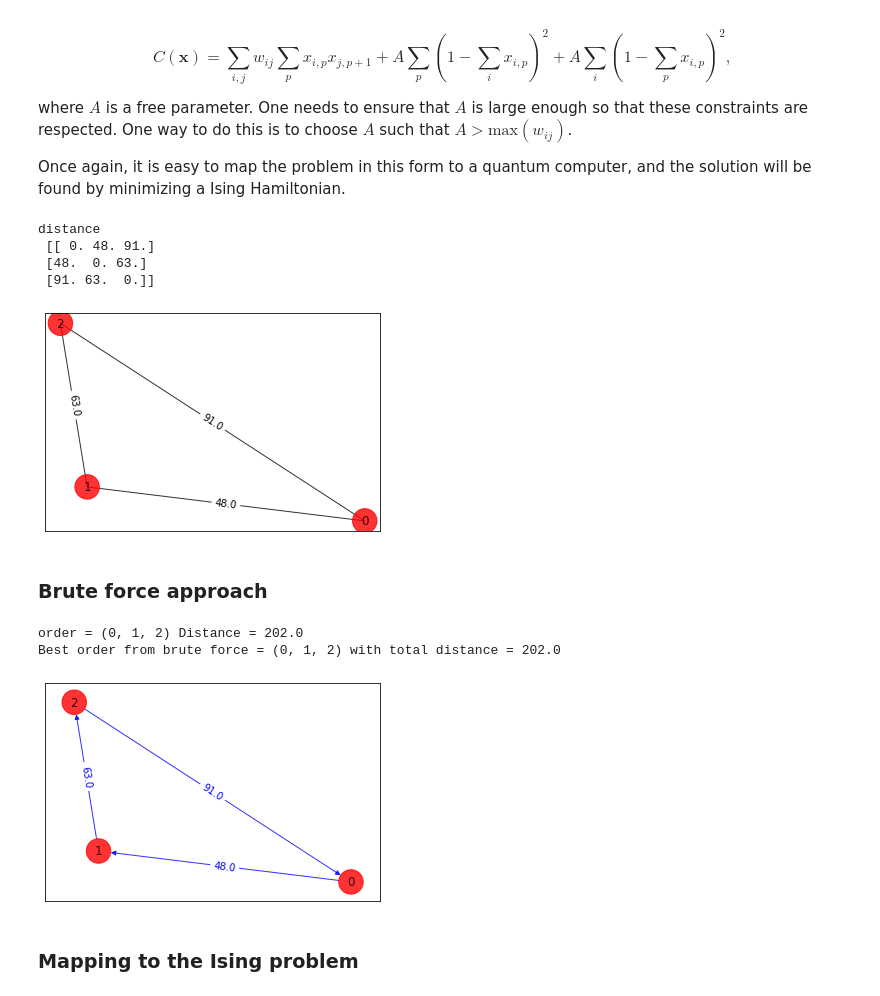
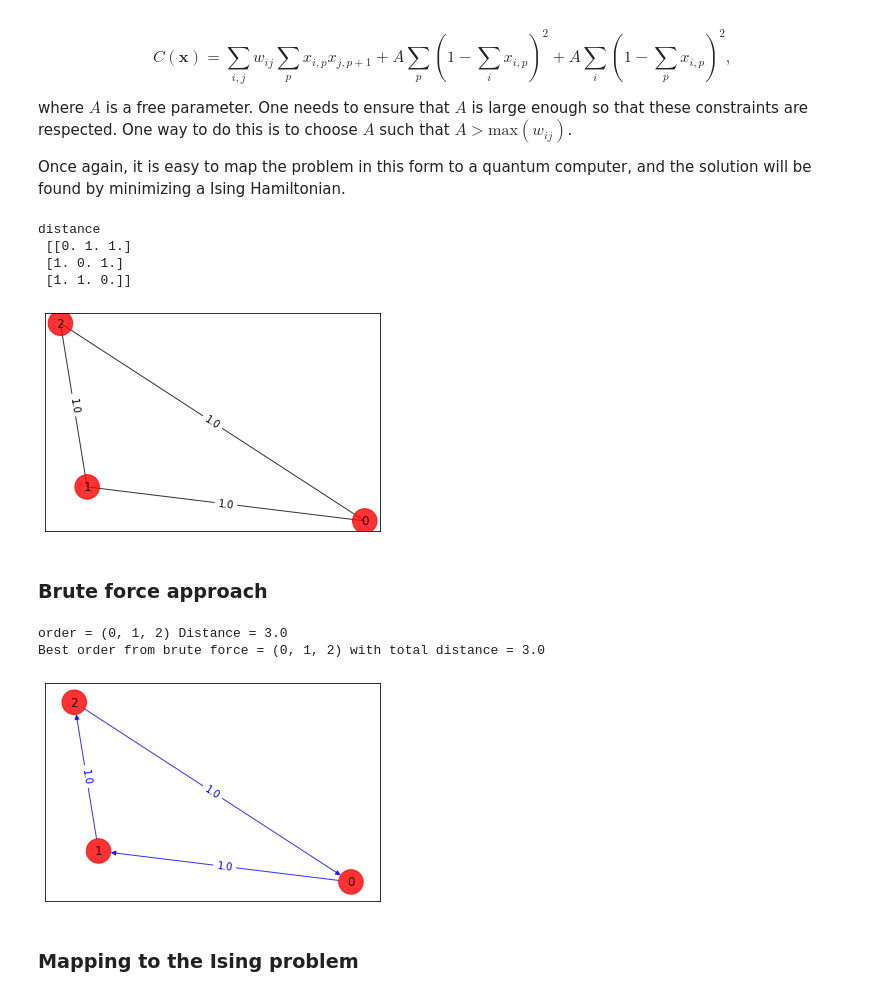
Before and after one commit to qiskit-community/qiskit-optimization, a Jupyter notebook: docs/tutorials/06_examples_max_cut_and_tsp.ipynb, the cells around one changed output. Drawn from its saved outputs; the diff is of its cells as text; code cells hidden in the pictures.

```diff
--- a/docs/tutorials/06_examples_max_cut_and_tsp.ipynb
+++ b/docs/tutorials/06_examples_max_cut_and_tsp.ipynb
@@ -329,20 +334,21 @@ Once again, it is easy to map the problem in this form to a quantum computer, an
 # %%
 # Generating a graph of 3 nodes
 n = 3
 num_qubits = n ** 2
 tsp = Tsp.create_random_instance(n, seed=123)
-adj_matrix = nx.to_numpy_matrix(tsp.graph)
+adj_matrix = rx.adjacency_matrix(tsp.graph)
+graph = nx.from_numpy_array(adj_matrix)
 print('distance\n', adj_matrix)
 
-colors = ['r' for node in tsp.graph.nodes]
-pos = [tsp.graph.nodes[node]['pos']  for node in tsp.graph.nodes]
-draw_graph(tsp.graph, colors, pos)
+colors = ['r' for node in graph.nodes]
+pos = [node['pos'] for node in tsp.graph.nodes()]
+draw_graph(graph, colors, pos)
 # %% [output]
 distance
- [[ 0. 48. 91.]
- [48.  0. 63.]
- [91. 63.  0.]]
+ [[0. 1. 1.]
+ [1. 0. 1.]
+ [1. 1. 0.]]
-[figure, old version]
+[figure, new version]
 # %% [markdown]
 ### Brute force approach
 # %%
@@ -380,11 +386,11 @@ def draw_tsp_solution(G, order, colors, pos):
     edge_labels = nx.get_edge_attributes(G2, 'weight')
     nx.draw_networkx_edge_labels(G2, pos, font_color='b', edge_labels=edge_labels)
 
-draw_tsp_solution(tsp.graph, best_order, colors, pos)
+draw_tsp_solution(graph, best_order, colors, pos)
 # %% [output]
-order = (0, 1, 2) Distance = 202.0
-Best order from brute force = (0, 1, 2) with total distance = 202.0
+order = (0, 1, 2) Distance = 3.0
+Best order from brute force = (0, 1, 2) with total distance = 3.0
-[figure, old version]
+[figure, new version]
 # %% [markdown]
 ### Mapping to the Ising problem
 # %%
```
Also changed, not shown: parts of 12 cells of this notebook, 1 other file.
